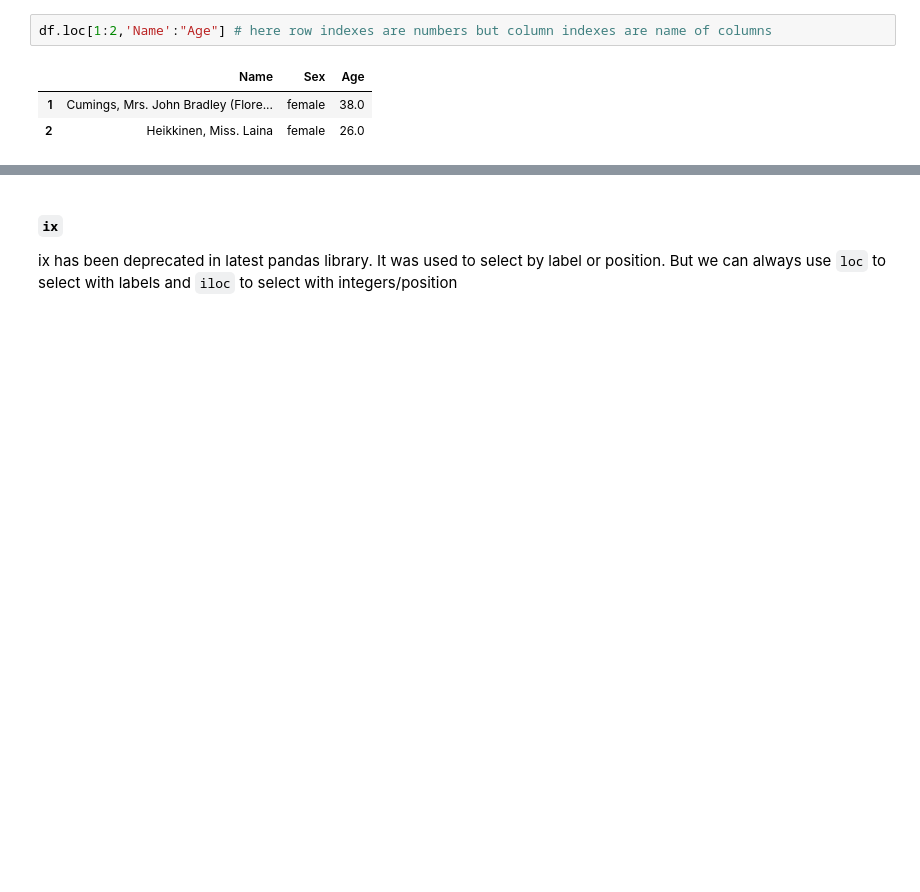
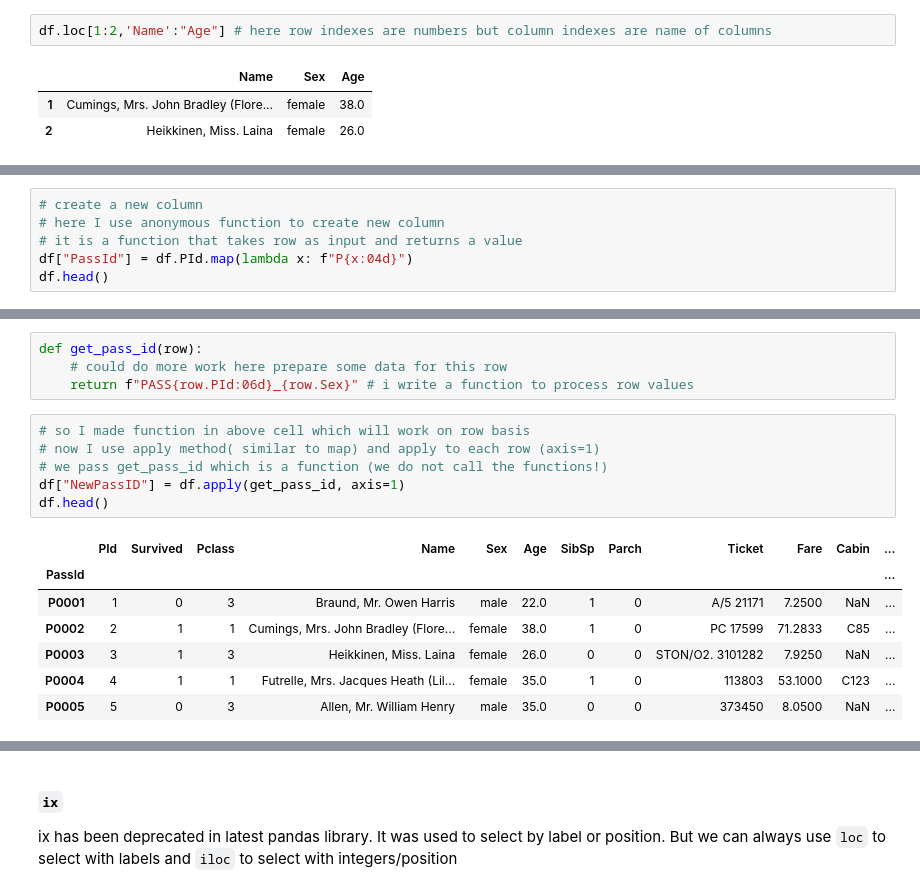
Before and after one commit to ValRCS/Python_Data_Analysis_Forecasting, a Jupyter notebook: notebooks/pandas_cheatsheet.ipynb, the cells around one changed output, grey strips where cells are left out. Saved outputs shown, nothing was run; the diff lists cells and outputs as text; blank space fills up the shorter version.

```diff
--- a/notebooks/pandas_cheatsheet.ipynb
+++ b/notebooks/pandas_cheatsheet.ipynb
@@ -533 +648,7 @@ Age                         26
 Name: 2, dtype: object
+# %%
+# create a new column
+# here I use anonymous function to create new column
+# it is a function that takes row as input and returns a value
+df["PassId"] = df.PId.map(lambda x: f"P{x:04d}")
+df.head()
@@ -533,0 +662,18 @@ Name: 2, dtype: object
+# %%
+def get_pass_id(row):
+    # could do more work here prepare some data for this row
+    return f"PASS{row.PId:06d}_{row.Sex}" # i write a function to process row values
+# %%
+# so I made function in above cell which will work on row basis
+# now I use apply method( similar to map) and apply to each row (axis=1)
+# we pass get_pass_id which is a function (we do not call the functions!)
+df["NewPassID"] = df.apply(get_pass_id, axis=1)
+df.head()
+# %% [output]
+|  | PId | Survived | Pclass | Name | Sex | Age | SibSp | Parch | Ticket | Fare | Cabin | ... |
+| PassId |  |  |  |  |  |  |  |  |  |  |  | ... |
+| P0001 | 1 | 0 | 3 | Braund, Mr. Owen Harris | male | 22.0 | 1 | 0 | A/5 21171 | 7.2500 | NaN | ... |
+| P0002 | 2 | 1 | 1 | Cumings, Mrs. John Bradley (Flore... | female | 38.0 | 1 | 0 | PC 17599 | 71.2833 | C85 | ... |
+| P0003 | 3 | 1 | 3 | Heikkinen, Miss. Laina | female | 26.0 | 0 | 0 | STON/O2. 3101282 | 7.9250 | NaN | ... |
+| P0004 | 4 | 1 | 1 | Futrelle, Mrs. Jacques Heath (Lil... | female | 35.0 | 1 | 0 | 113803 | 53.1000 | C123 | ... |
+| P0005 | 5 | 0 | 3 | Allen, Mr. William Henry | male | 35.0 | 0 | 0 | 373450 | 8.0500 | NaN | ... |
```
Also changed, not shown: parts of 30 cells of this notebook.
